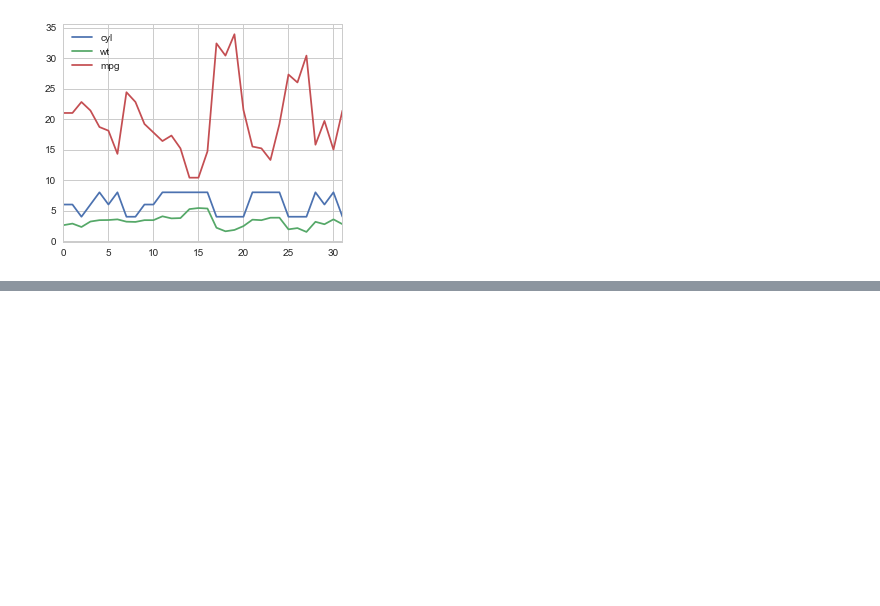
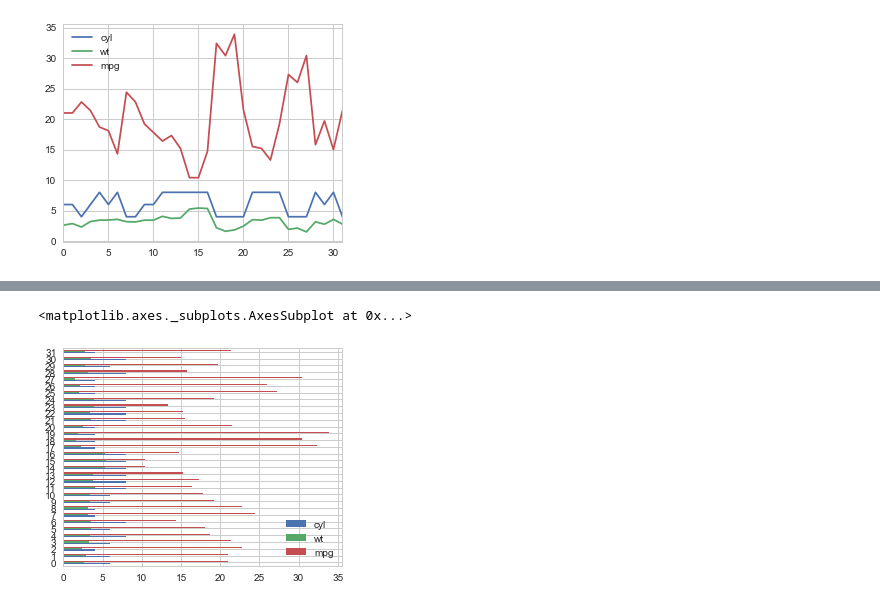
Before and after one commit to cskc97/DataSciencePython, a Jupyter notebook: Basics of Data Visualization/Create Standard Line, Bar, and Pie Plots.ipynb, the cells around one changed output, grey strips where cells are left out. Drawn from its saved outputs; the diff is of its cells as text; code cells hidden in the pictures; blank space fills up the shorter version.

```diff
--- a/Basics of Data Visualization/Create Standard Line, Bar, and Pie Plots.ipynb
+++ b/Basics of Data Visualization/Create Standard Line, Bar, and Pie Plots.ipynb
@@ -55,0 +62,5 @@ df.plot()
+# %%
+df.plot(kind="barh")
+# %% [output]
+<matplotlib.axes._subplots.AxesSubplot at 0x...>
+[figure, added]
```
Also changed, not shown: parts of 6 cells of this notebook, 1 other file.
